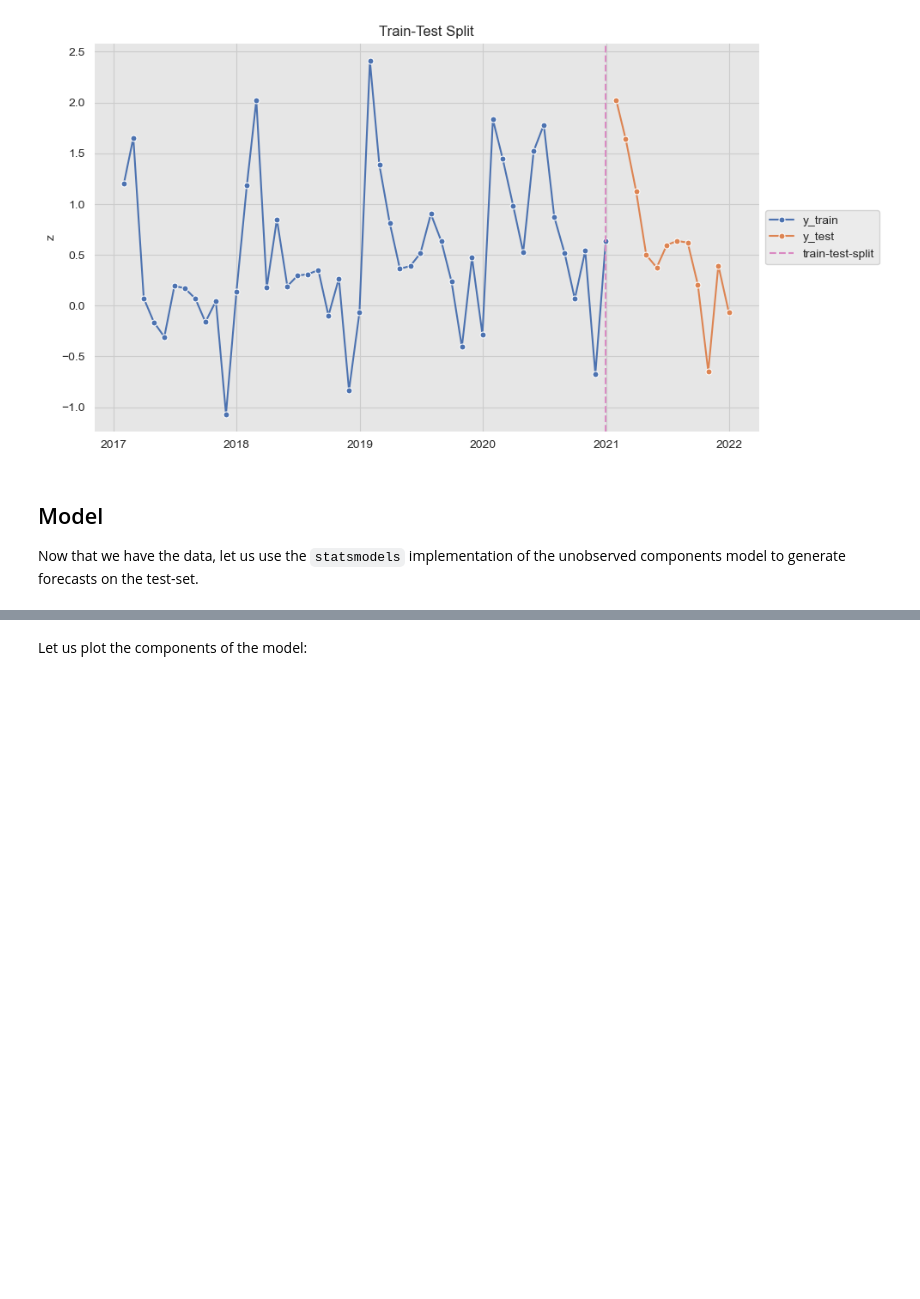
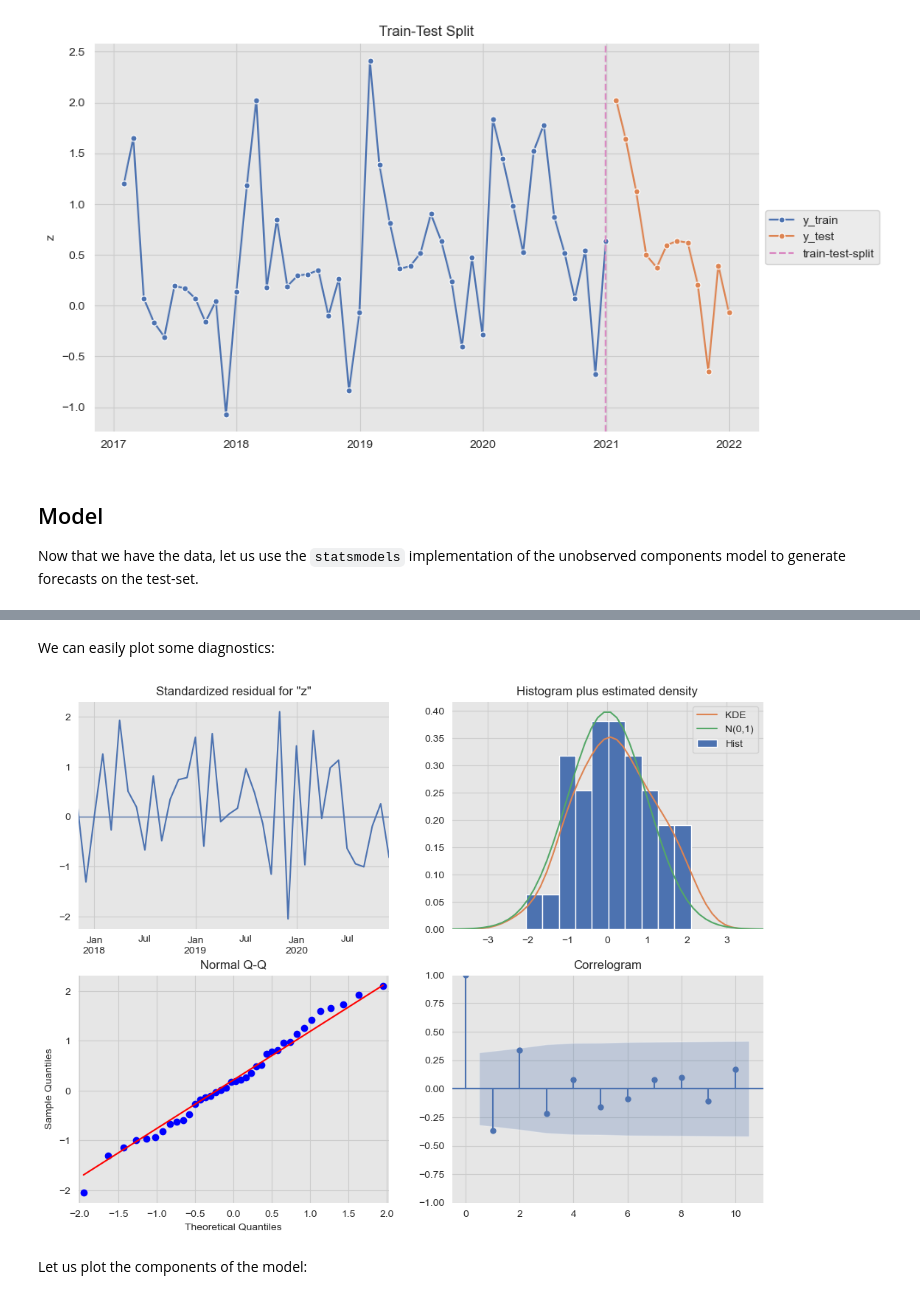
Before and after one commit to juanitorduz/btsa, a Jupyter notebook: python/intro_forecasting/unobserved_components.ipynb, the cells around one changed output, grey strips where cells are left out. Drawn from its saved outputs; the diff is of its cells as text; code cells hidden in the pictures; blank space fills up the shorter version.

Commit message:
add diagnostic plots

```diff
--- a/python/intro_forecasting/unobserved_components.ipynb
+++ b/python/intro_forecasting/unobserved_components.ipynb
@@ -351,6 +351,12 @@ Unobserved Components Results
 Warnings:
 [1] Covariance matrix calculated using the outer product of gradients (complex-step).
 [2] Covariance matrix is singular or near-singular, with condition number 2.36e+39. Standard errors may be unstable.
+# %% [markdown]
+We can easily plot some diagnostics:
+# %%
+result.plot_diagnostics(figsize=(12, 9));
+# %% [output]
+[figure, added]
 # %% [markdown]
 Let us plot the components of the model:
 # %%
```
Also changed, not shown: parts of 1 cell of this notebook.
